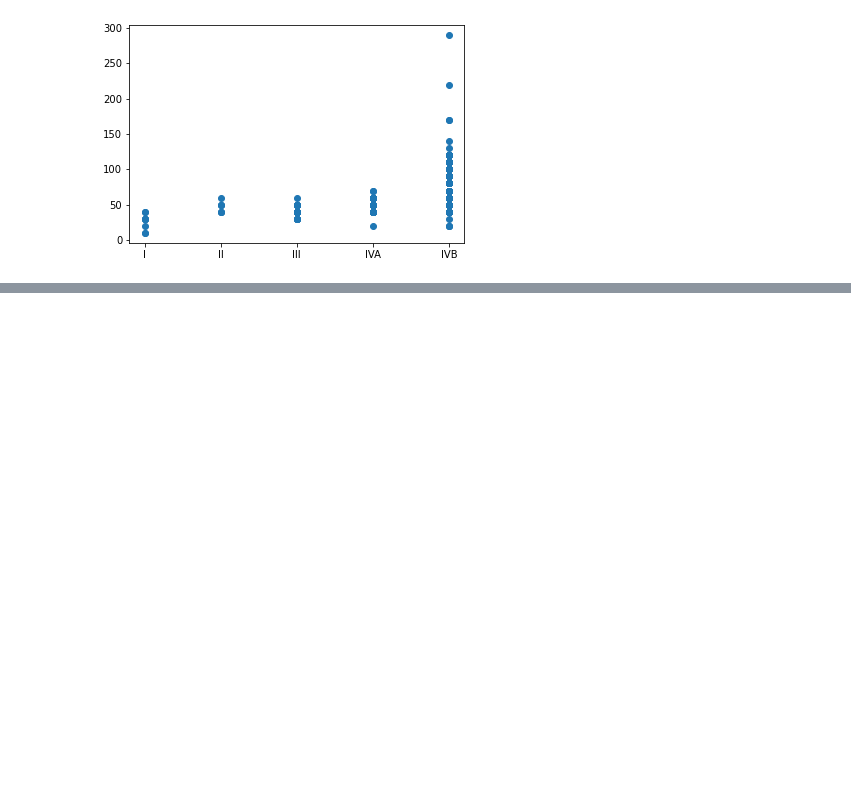
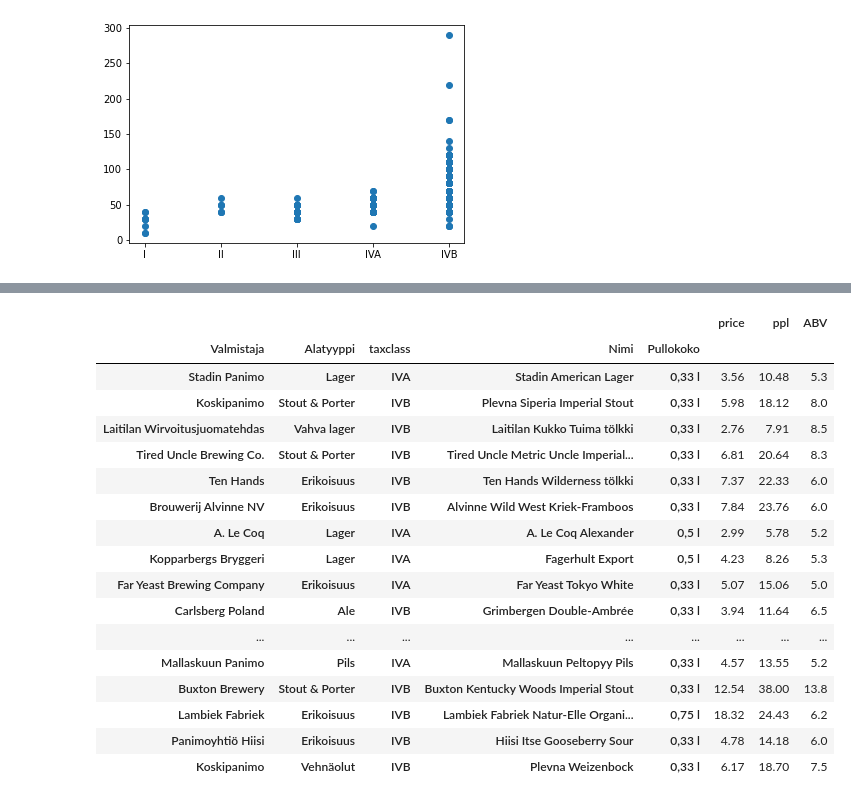
Before and after one commit to yherin/BeerWhisperer, a Jupyter notebook: eda/Taxclass.ipynb, the cells around one changed output, grey strips where cells are left out. Saved outputs shown, nothing was run; the diff lists cells and outputs as text; code cells hidden in the pictures; blank space fills up the shorter version.

```diff
--- a/eda/Taxclass.ipynb
+++ b/eda/Taxclass.ipynb
@@ -82,0 +96,26 @@ df_brewery.sample(10)
+# %%
+df_by_beer = labeled.groupby(['Valmistaja', 'Alatyyppi', 'taxclass', 'Nimi', 'Pullokoko']).agg(
+    price = ('Hinta', 'mean'),
+    ppl = ('Litrahinta', 'mean'),
+    ABV = ('Alkoholi-%', 'mean'),
+).sort_values(by='Valmistaja')
+display(df_by_beer.sample(30))
+# %% [output]
+|  |  |  |  |  | price | ppl | ABV |
+| Valmistaja | Alatyyppi | taxclass | Nimi | Pullokoko |  |  |  |
+| Stadin Panimo | Lager | IVA | Stadin American Lager | 0,33 l | 3.56 | 10.48 | 5.3 |
+| Koskipanimo | Stout & Porter | IVB | Plevna Siperia Imperial Stout | 0,33 l | 5.98 | 18.12 | 8.0 |
+| Laitilan Wirvoitusjuomatehdas | Vahva lager | IVB | Laitilan Kukko Tuima tölkki | 0,33 l | 2.76 | 7.91 | 8.5 |
+| Tired Uncle Brewing Co. | Stout & Porter | IVB | Tired Uncle Metric Uncle Imperial... | 0,33 l | 6.81 | 20.64 | 8.3 |
+| Ten Hands | Erikoisuus | IVB | Ten Hands Wilderness tölkki | 0,33 l | 7.37 | 22.33 | 6.0 |
+| Brouwerij Alvinne NV | Erikoisuus | IVB | Alvinne Wild West Kriek-Framboos | 0,33 l | 7.84 | 23.76 | 6.0 |
+| A. Le Coq | Lager | IVA | A. Le Coq Alexander | 0,5 l | 2.99 | 5.78 | 5.2 |
+| Kopparbergs Bryggeri | Lager | IVA | Fagerhult Export | 0,5 l | 4.23 | 8.26 | 5.3 |
+| Far Yeast Brewing Company | Erikoisuus | IVA | Far Yeast Tokyo White | 0,33 l | 5.07 | 15.06 | 5.0 |
+| Carlsberg Poland | Ale | IVB | Grimbergen Double-Ambrée | 0,33 l | 3.94 | 11.64 | 6.5 |
+| ... | ... | ... | ... | ... | ... | ... | ... |
+| Mallaskuun Panimo | Pils | IVA | Mallaskuun Peltopyy Pils | 0,33 l | 4.57 | 13.55 | 5.2 |
+| Buxton Brewery | Stout & Porter | IVB | Buxton Kentucky Woods Imperial Stout | 0,33 l | 12.54 | 38.00 | 13.8 |
+| Lambiek Fabriek | Erikoisuus | IVB | Lambiek Fabriek Natur-Elle Organi... | 0,75 l | 18.32 | 24.43 | 6.2 |
+| Panimoyhtiö Hiisi | Erikoisuus | IVB | Hiisi Itse Gooseberry Sour | 0,33 l | 4.78 | 14.18 | 6.0 |
+| Koskipanimo | Vehnäolut | IVB | Plevna Weizenbock | 0,33 l | 6.17 | 18.70 | 7.5 |
```
Also changed, not shown: parts of 2 cells of this notebook.
